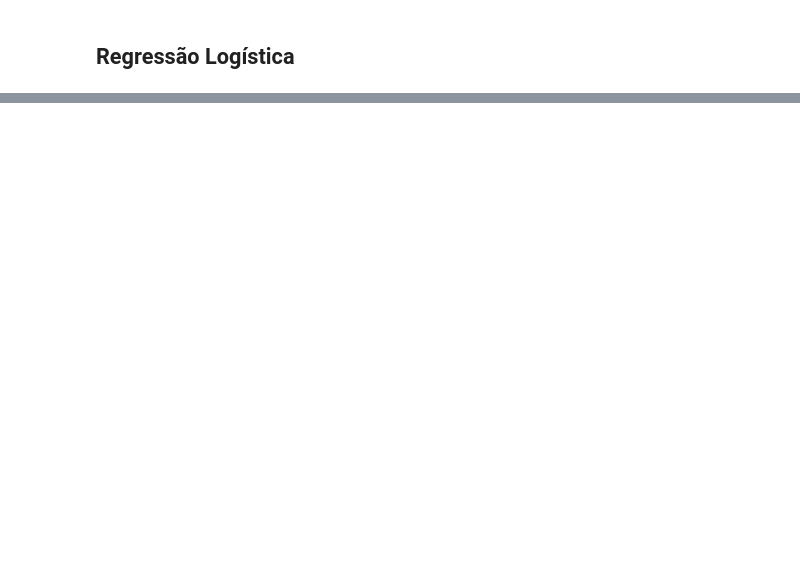
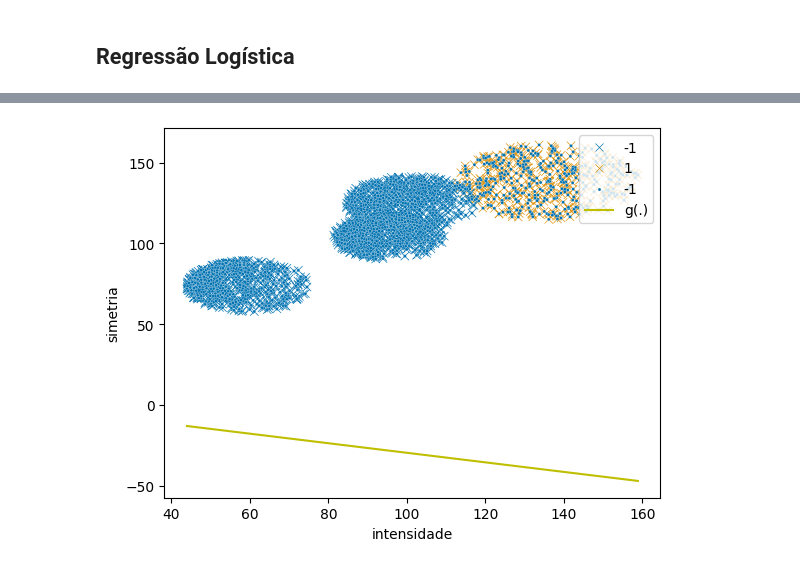
Before and after one commit to mariabandeira/Reconhecimento-de-Digitos, a Jupyter notebook: MiniProjeto_ML.ipynb, the cells around one changed output, grey strips where cells are left out. Cells and saved outputs as stored; diff of their text form; code cells hidden in the pictures; blank space fills up the shorter version.

```diff
--- a/MiniProjeto_ML.ipynb
+++ b/MiniProjeto_ML.ipynb
@@ -1000,2 +1414,11 @@ print(classification_report(test_redu['label'].tolist(), digito_classificado_tes
 # %% [markdown]
 ## Regressão Logística
+# %%
+X_train0_logistic = np.hstack((np.ones((len(X_train0), 1)), X_train0))
+
+X_test0_logistic = np.hstack((np.ones((len(X_test0), 1)), X_test0))
+# %%
+LR0 = LogisticRegressionJ_(0.1, 1000)
+LR0.fit(X_train0_logistic, y_train0)
+pred_logistic0 = LR0.predict(X_train0_logistic)
+pred_logistic0
@@ -1001,0 +1443,14 @@ print(classification_report(test_redu['label'].tolist(), digito_classificado_tes
+# %%
+# plotagem
+xmin = X_train0_logistic[:,1].min()
+xmax = X_train0_logistic[:,1].max()
+
+sns.scatterplot(x='intensidade', y='simetria', hue=y_train0, data=train_redu, palette='colorblind', marker='x')
+sns.scatterplot(x='intensidade', y='simetria', hue=LR0.predict(X_train0_logistic), data=train_redu, palette='colorblind', s=5)
+x = np.linspace(xmin, xmax, 100)
+y = LR0.getRegressionY(x)
+plt.plot(x, y, 'y-', label='g(.)')
+plt.legend(loc='upper right')
+plt.show()
+# %% [output]
+[figure, added]
```
Also changed, not shown: parts of 67 cells of this notebook, 2 other files.
